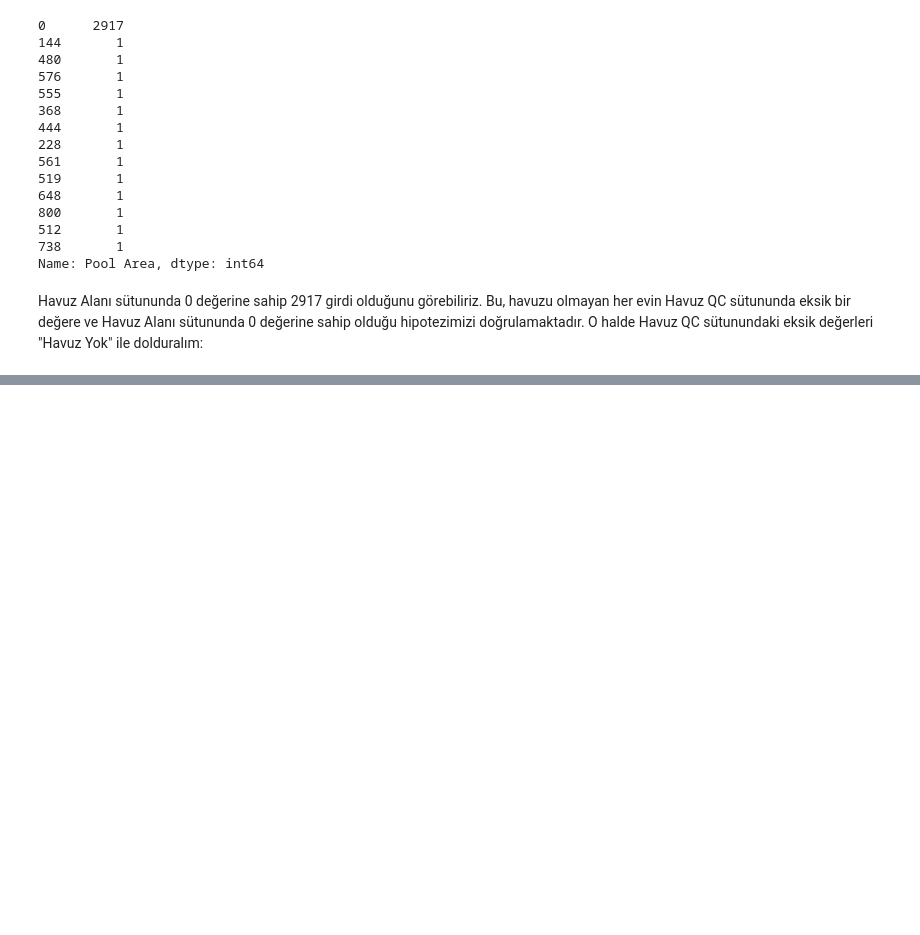
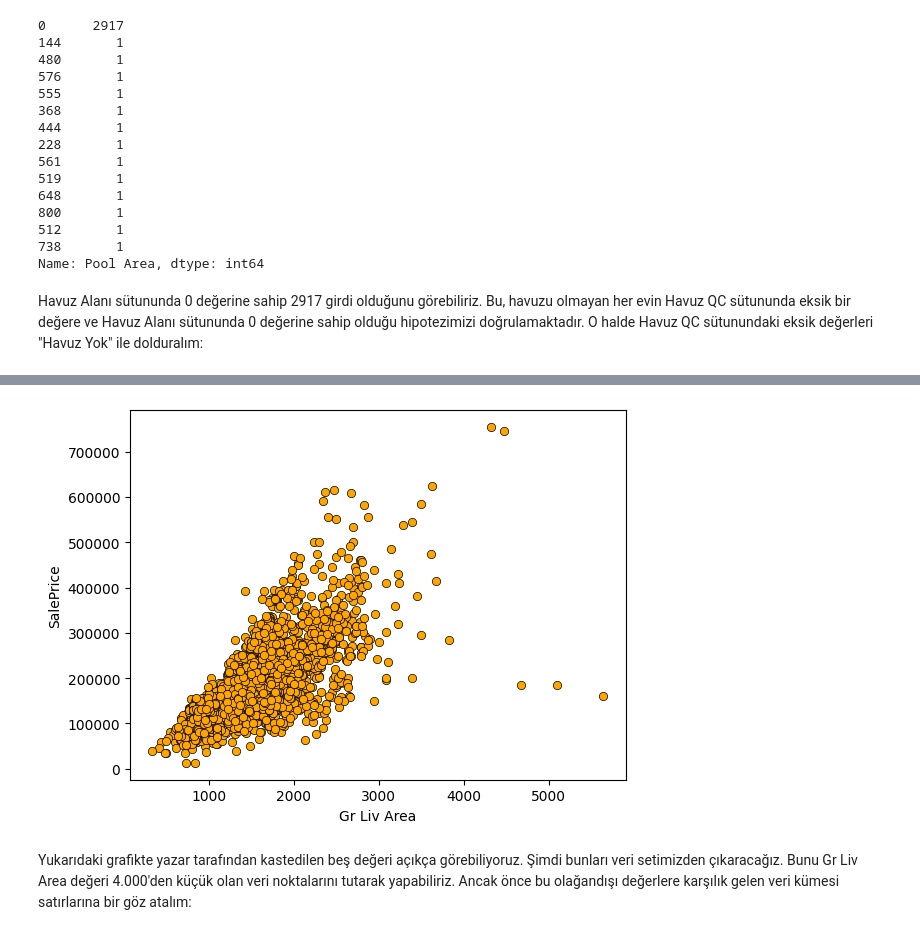
Before and after one commit to mucahituzak/KampIntro, a Jupyter notebook: VeriMadenciligiFinalEvFiyatlariTahmini.ipynb, the cells around one changed output, grey strips where cells are left out. Drawn from its saved outputs; the diff is of its cells as text; code cells hidden in the pictures; blank space fills up the shorter version.

```diff
--- a/VeriMadenciligiFinalEvFiyatlariTahmini.ipynb
+++ b/VeriMadenciligiFinalEvFiyatlariTahmini.ipynb
@@ -163,0 +209,2 @@ dataset["Pool QC"].fillna("No Pool", inplace=True)
+# %%
+dataset['Lot Frontage'].fillna(0, inplace=True)
@@ -163,0 +239,11 @@ dataset["Pool QC"].fillna("No Pool", inplace=True)
+# %%
+dataset['Garage Cars'].fillna(0, inplace=True)
+dataset['Garage Area'].fillna(0, inplace=True)
+
+dataset.loc[~pd.isna(dataset['Garage Type']) &
+            pd.isna(dataset['Garage Qual']), "Garage Type"] = "No Garage"
+
+for col in ['Garage Type', 'Garage Finish', 'Garage Qual', 'Garage Cond']:
+    dataset[col].fillna('No Garage', inplace=True)
+
+dataset['Garage Yr Blt'].fillna(0, inplace=True)
@@ -163,0 +309,3 @@ dataset["Pool QC"].fillna("No Pool", inplace=True)
+# %%
+dataset['Mas Vnr Area'].fillna(0, inplace=True)
+dataset['Mas Vnr Type'].fillna("None", inplace=True)
@@ -163,0 +317,2 @@ dataset["Pool QC"].fillna("No Pool", inplace=True)
+# %%
+dataset['Electrical'].fillna(dataset['Electrical'].mode()[0], inplace=True)
@@ -163,0 +335,11 @@ dataset["Pool QC"].fillna("No Pool", inplace=True)
+# %%
+from matplotlib import pyplot as plt
+import seaborn as sns
+
+plt.scatter(x=dataset['Gr Liv Area'], y=dataset['SalePrice'],
+            color="orange", edgecolors="#000000", linewidths=0.5);
+plt.xlabel("Gr Liv Area"); plt.ylabel("SalePrice");
+# %% [output]
+[figure, added]
+# %% [markdown]
+Yukarıdaki grafikte yazar tarafından kastedilen beş değeri açıkça görebiliyoruz. Şimdi bunları veri setimizden çıkaracağız. Bunu Gr Liv Area değeri 4.000'den küçük olan veri noktalarını tutarak yapabiliriz. Ancak önce bu olağandışı değerlere karşılık gelen veri kümesi satırlarına bir göz atalım:
```
Also changed, not shown: parts of 217 cells of this notebook.
